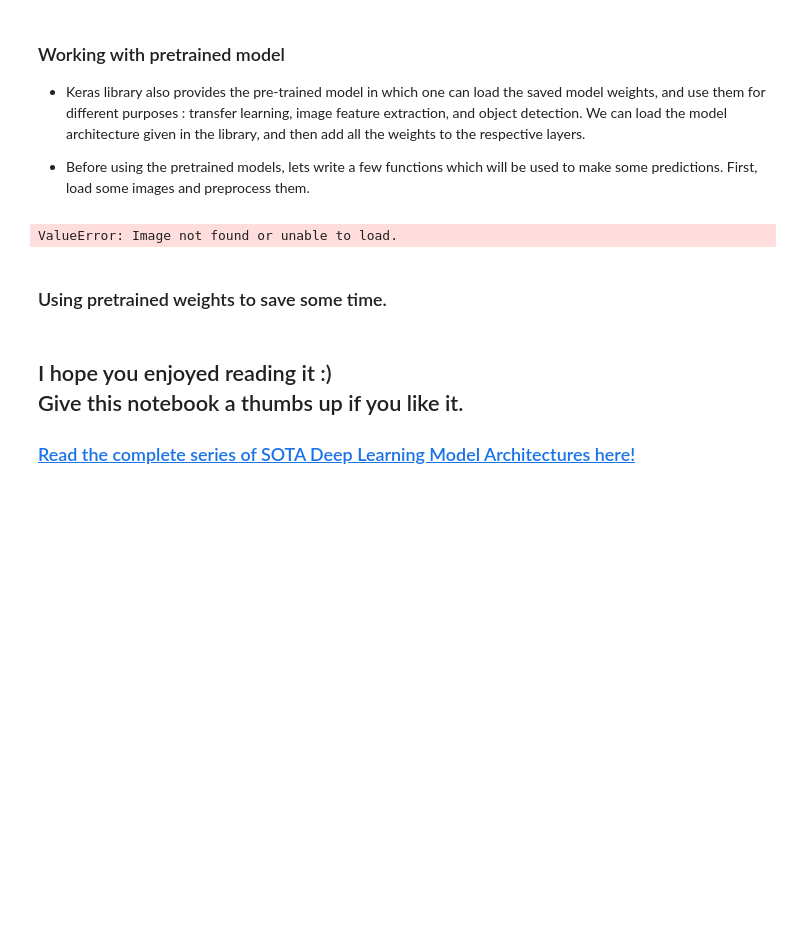
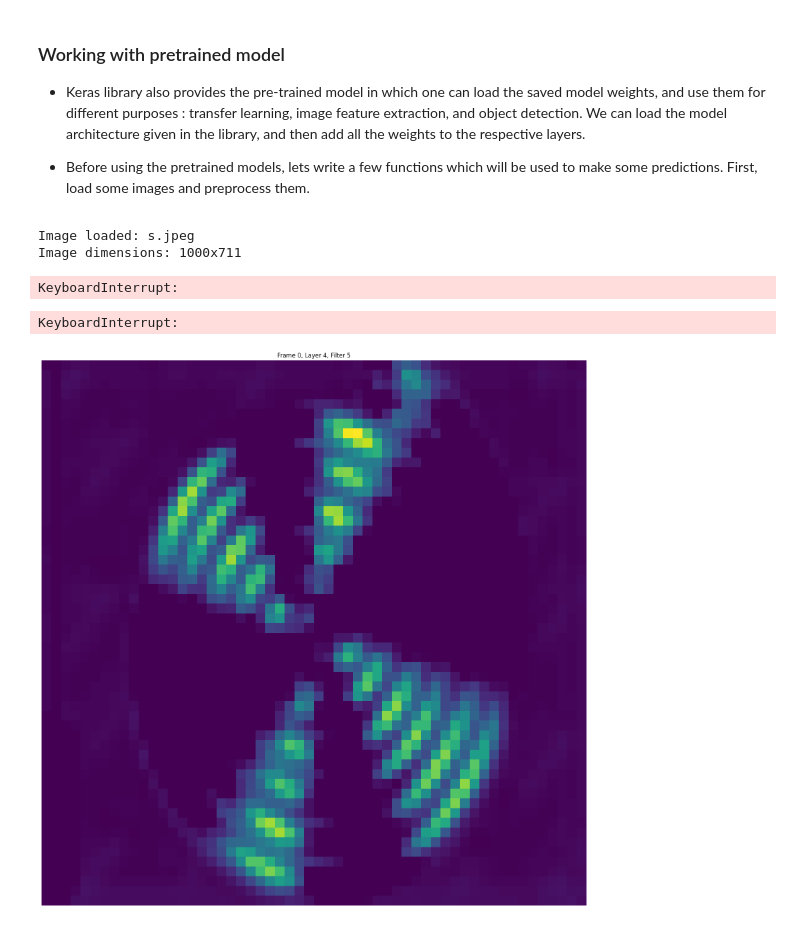
Before and after one commit to tansylu/ssvep, a Jupyter notebook: vgg_notebook.ipynb, the cells around one changed output. Drawn from its saved outputs; the diff is of its cells as text; code cells hidden in the pictures; blank space fills up the shorter version.

```diff
--- a/vgg_notebook.ipynb
+++ b/vgg_notebook.ipynb
@@ -179,7 +179,7 @@ import pandas as pd
 import numpy as np
 import os
 import cv2
-from flicker_img import flicker_img
+from flicker_img_whole import flicker_img
 # Load the VGG16 model
 vgg16_weights = 'vgg16_weights_tf_dim_ordering_tf_kernels.h5'
 vgg16_model = VGG16(weights=vgg16_weights)
@@ -202,42 +202,47 @@ def save_activations(activations, output_dir):
     if not os.path.exists(output_dir):
         os.makedirs(output_dir)
     for i, frame_activations in enumerate(activations):
-        for layer_idx, layer_activation in enumerate(frame_activations[0]):
+        for layer_idx, layer_activation in enumerate(frame_activations):
             np.save(os.path.join(output_dir, f'frame_{i}_layer_{layer_idx}.npy'), layer_activation)
 
 # Example usage
-frames = flicker_img('s.jpg', 5, 6, 'output_animation.gif')
+frames = flicker_img('s.jpeg', 5, 'output_animation_whole.gif')
 activations = _get_activations(activation_model, frames)
 save_activations(activations, 'activations_output')
 # %% [output]
-ValueError: Image not found or unable to load.
+Image loaded: s.jpeg
+Image dimensions: 1000x711
+KeyboardInterrupt:
 # %%
 import os
 import matplotlib.pyplot as plt
 
-def plot_activations(activations, output_dir, layer_number, num_filters=1):
+def plot_activations(activations, output_dir, layer_number):
     if not os.path.exists(output_dir):
         os.makedirs(output_dir)
 
     for frame_idx, frame_activations in enumerate(activations):
         layer_activation = frame_activations[layer_number]
         # Get the number of filters in the layer
         num_filters_in_layer = layer_activation.shape[-1]
         # Plot the first `num_filters` filters
-        for filter_idx in range(min(num_filters, num_filters_in_layer)):
+        for filter_idx in range( 10):
             # Create directories for layer and filter
             layer_dir = os.path.join(output_dir, f'layer_{layer_number}')
             filter_dir = os.path.join(layer_dir, f'filter_{filter_idx}')
             if not os.path.exists(filter_dir):
                 os.makedirs(filter_dir)
 
             plt.figure(figsize=(20, 20))
             plt.title(f'Frame {frame_idx}, Layer {layer_number}, Filter {filter_idx}')
             plt.imshow(layer_activation[0, :, :, filter_idx], cmap='viridis')
             plt.axis('off')
             save_path = os.path.join(filter_dir, f'frame_{frame_idx}.png')
             plt.savefig(save_path)
             plt.close()
 
 # Example usage
 plot_activations(activations, "frame_plots", layer_number=4)
+# %% [output]
+KeyboardInterrupt:
+[figure, added]
@@ -272,6 +295,0 @@ frequency_analysis(activations, "frequency_analysis", layer_number=4, num_filter
-# %% [markdown]
-### Using pretrained weights to save some time.
-# %% [markdown]
-## I hope you enjoyed reading it :)<br>Give this notebook a thumbs up if you like it.
-
-### <a href="https://www.kaggle.com/general/166349">Read the complete series of SOTA Deep Learning Model Architectures here! </a>
```
Also changed, not shown: parts of 2 cells of this notebook.
